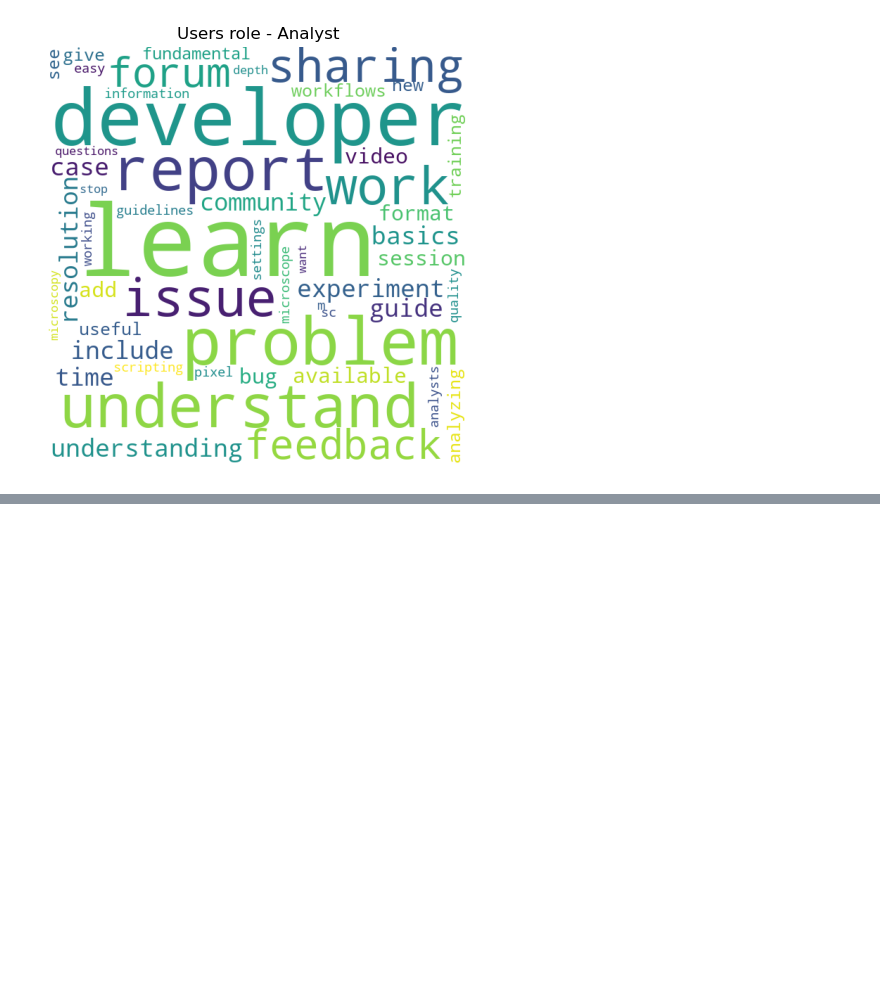
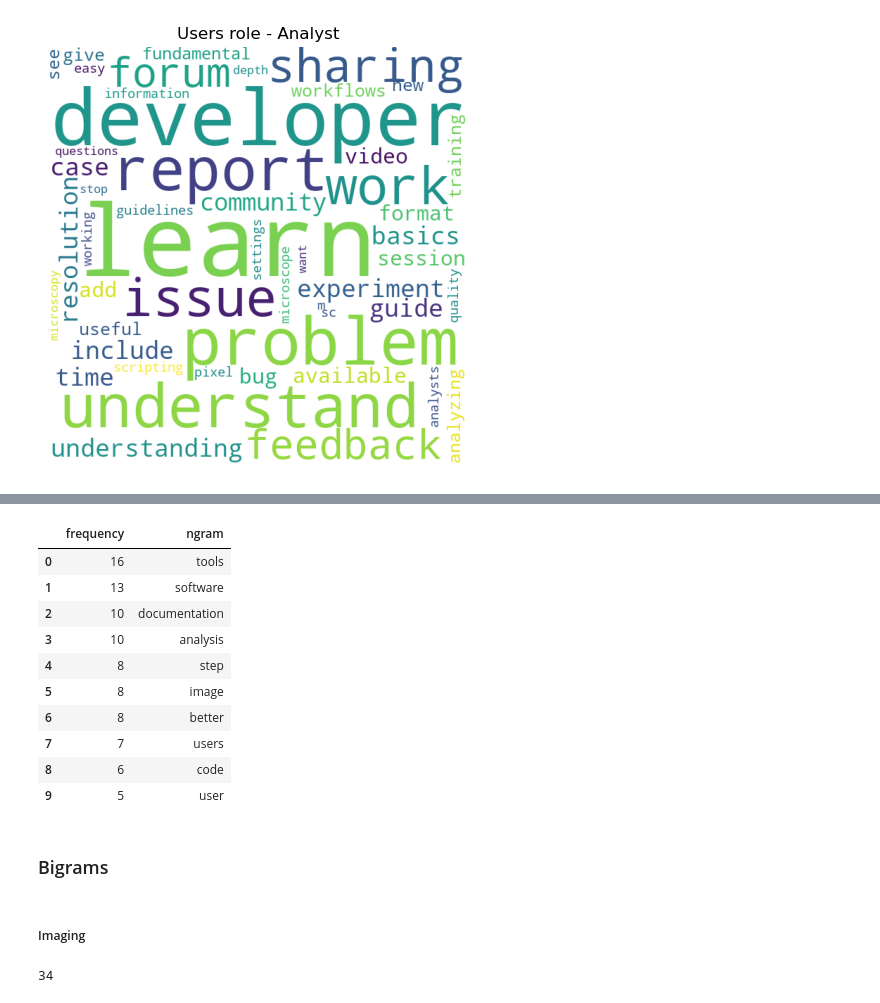
Before and after one commit to COBA-NIH/2023_ImageAnalysisSurvey, a Jupyter notebook: notebooks/Figure9.ipynb, the cells around one changed output, grey strips where cells are left out. Cells and saved outputs as stored; diff of their text form; code cells hidden in the pictures; blank space fills up the shorter version.

Commit message:
Revised images and utils file

```diff
--- a/notebooks/Figure9.ipynb
+++ b/notebooks/Figure9.ipynb
@@ -120,0 +180,20 @@ wordcloud_50(user_role_analyst["Users role - Analyst"], extra_stopwords=['tool',
+# %%
+creator_analyst_unigrams = ngrams_test(creator_analyst['Creators role-Analyst'], range=(1,1))
+# %%
+creator_analyst_unigrams.head(10)
+# %% [output]
+|  | frequency | ngram |
+| 0 | 16 | tools |
+| 1 | 13 | software |
+| 2 | 10 | documentation |
+| 3 | 10 | analysis |
+| 4 | 8 | step |
+| 5 | 8 | image |
+| 6 | 8 | better |
+| 7 | 7 | users |
+| 8 | 6 | code |
+| 9 | 5 | user |
+# %% [markdown]
+### Bigrams
+# %% [markdown]
+##### Imaging
@@ -120,0 +202,4 @@ wordcloud_50(user_role_analyst["Users role - Analyst"], extra_stopwords=['tool',
+# %%
+len(creator_imaging["Creators role-Imaging"])
+# %% [output]
+34
```
Also changed, not shown: parts of 41 cells of this notebook, 15 other files.
